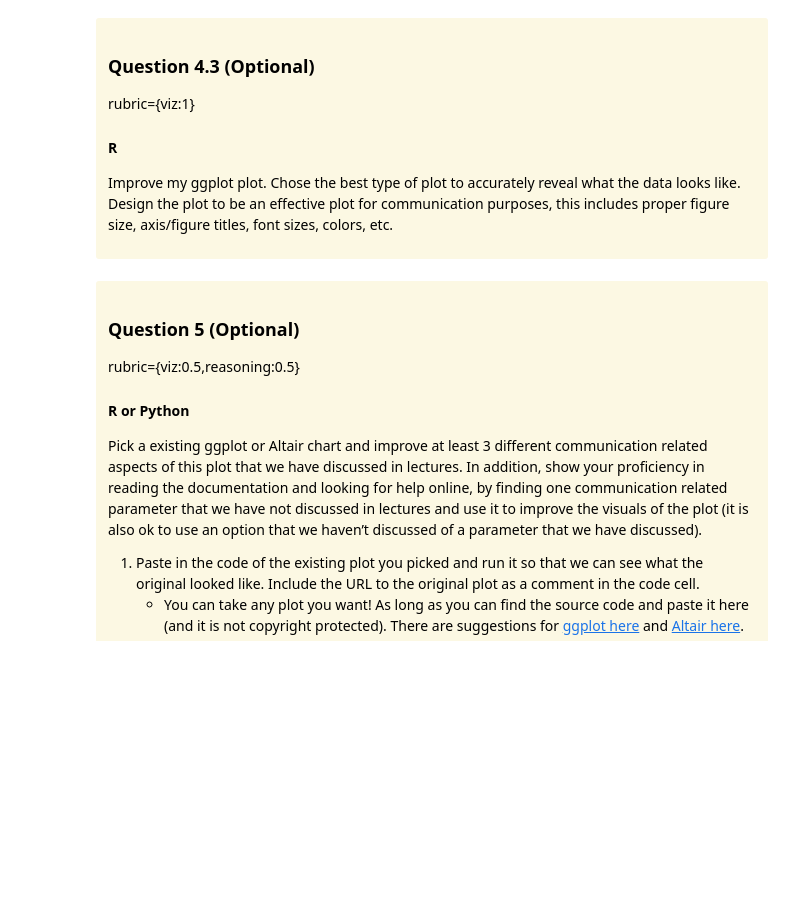
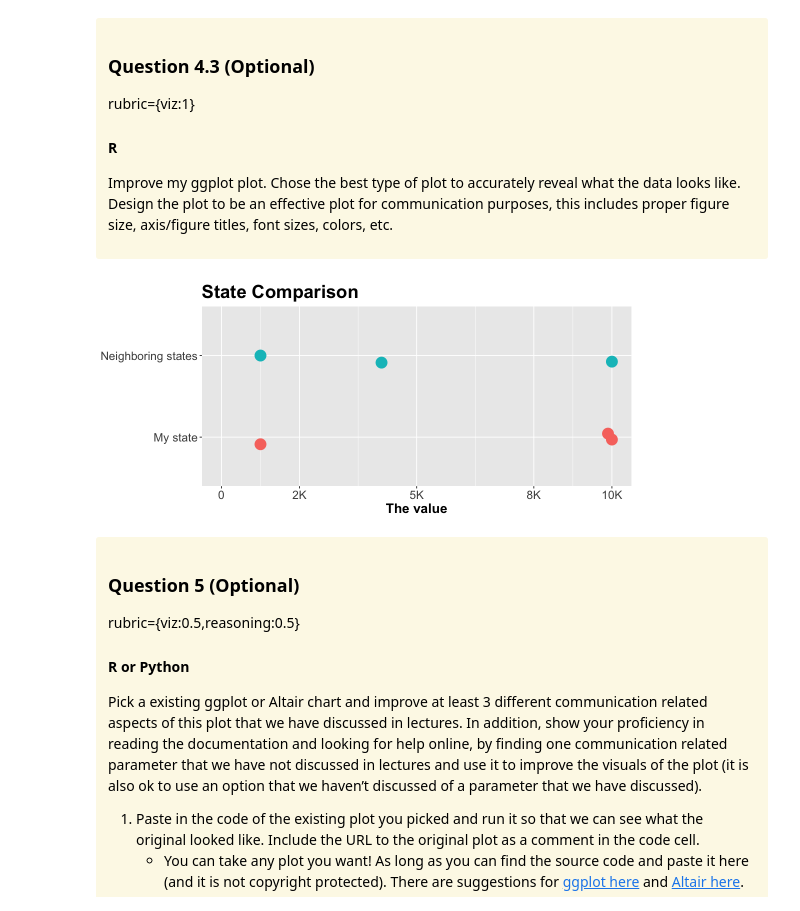
Before and after one commit to JordanKaseram/MDS-Data-550-Labs, a Jupyter notebook: lab3/lab3-R.ipynb, the cells around one changed output. Saved outputs shown, nothing was run; the diff lists cells and outputs as text; code cells hidden in the pictures; blank space fills up the shorter version.

```diff
--- a/lab3/lab3-R.ipynb
+++ b/lab3/lab3-R.ipynb
@@ -557,3 +625,29 @@ rubric={viz:1}
+# %%
+# YOUR ANSWER HERE
+
+options(repr.plot.width = 9, repr.plot.height = 4)
+
+ggplot(state_df, aes(x = `the value`, y = where, color = where)) +
+  geom_point(size = 6, position = position_jitter(height = 0.12, width = 0)) +
+  scale_x_continuous(
+    limits = c(0, 10000),
+    breaks = c(0, 2000, 5000, 8000, 10000),
+    labels = c("0", "2K", "5K", "8K", "10K")
+  ) +
+  labs(
+    title = "State Comparison",
+    x = "The value",
+    y = NULL
+  ) +
+  theme(
+    legend.position = "none",
+    plot.title = element_text(face = "bold", size = 22),
+    plot.subtitle = element_text(size = 14),
+    axis.title.x = element_text(face = "bold", size = 16),
+    axis.text = element_text(size = 14)
+  )
+# %% [output]
+[figure, added]
 # %% [markdown]
 <div class="alert alert-warning" style="color:black">
 
```
Also changed, not shown: parts of 8 cells of this notebook, 1 other file.
